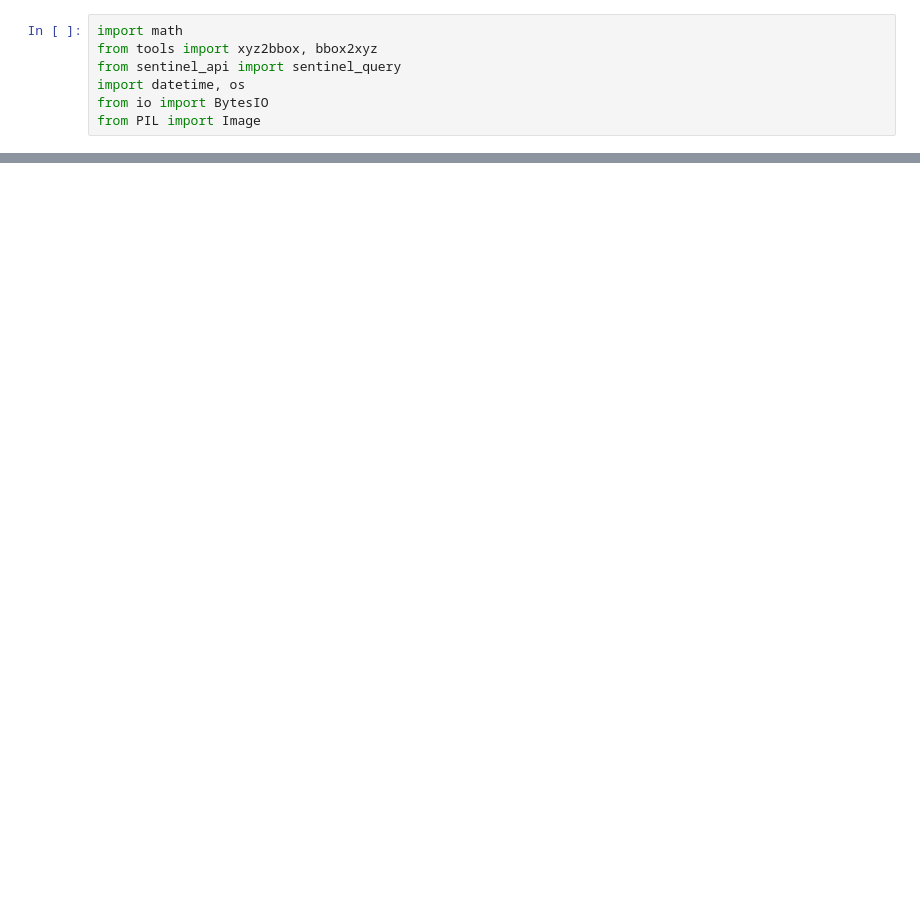
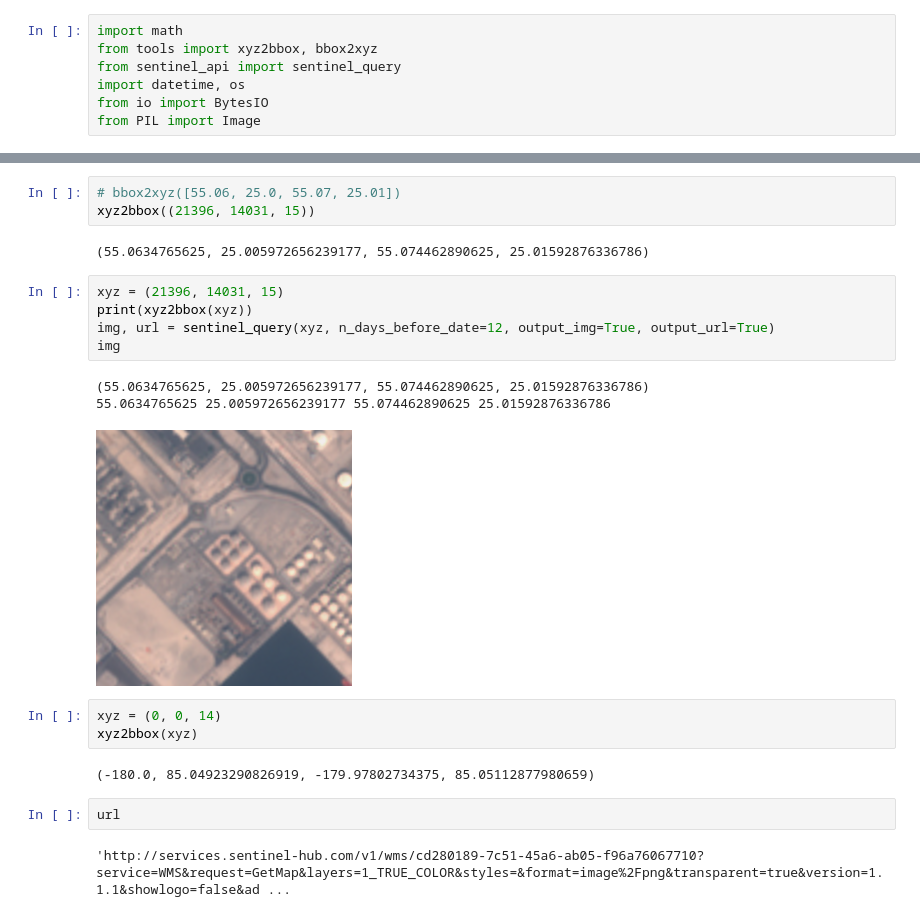
Before and after one commit to FarshadAmiri/Sat_object_detection, a Jupyter notebook: sentinel-scraping.ipynb, the cells around one changed output, grey strips where cells are left out. Saved outputs shown, nothing was run; the diff lists cells and outputs as text; blank space fills up the shorter version.

```diff
--- a/sentinel-scraping.ipynb
+++ b/sentinel-scraping.ipynb
@@ -62,0 +47,23 @@ sentinel_xyz()
+# %%
+# bbox2xyz([55.06, 25.0, 55.07, 25.01])
+xyz2bbox((21396, 14031, 15))
+# %% [output]
+(55.0634765625, 25.005972656239177, 55.074462890625, 25.01592876336786)
+# %%
+xyz = (21396, 14031, 15)
+print(xyz2bbox(xyz))
+img, url = sentinel_query(xyz, n_days_before_date=12, output_img=True, output_url=True)
+img
+# %% [output]
+(55.0634765625, 25.005972656239177, 55.074462890625, 25.01592876336786)
+55.0634765625 25.005972656239177 55.074462890625 25.01592876336786
+[figure, added]
+# %%
+xyz = (0, 0, 14)
+xyz2bbox(xyz)
+# %% [output]
+(-180.0, 85.04923290826919, -179.97802734375, 85.05112877980659)
+# %%
+url
+# %% [output]
+'http://services.sentinel-hub.com/v1/wms/cd280189-7c51-45a6-ab05-f96a76067710?service=WMS&request=GetMap&layers=1_TRUE_COLOR&styles=&format=image%2Fpng&transparent=true&version=1.1.1&showlogo=false&ad ...
```
Also changed, not shown: parts of 17 cells of this notebook, 2 other files.
